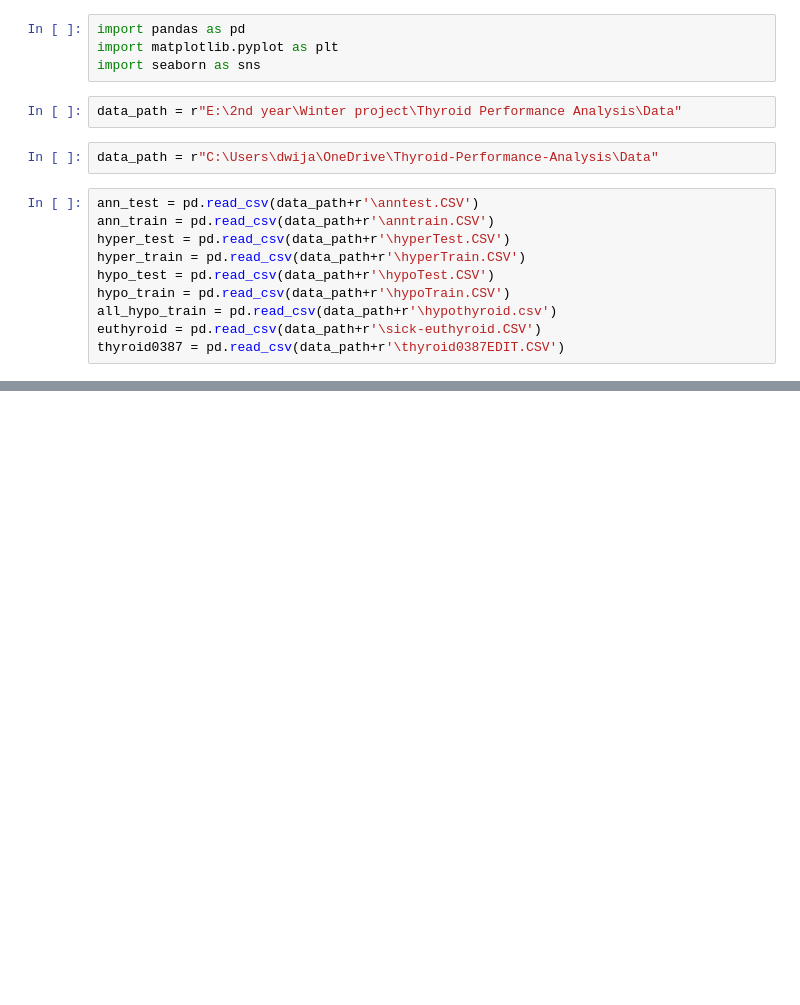
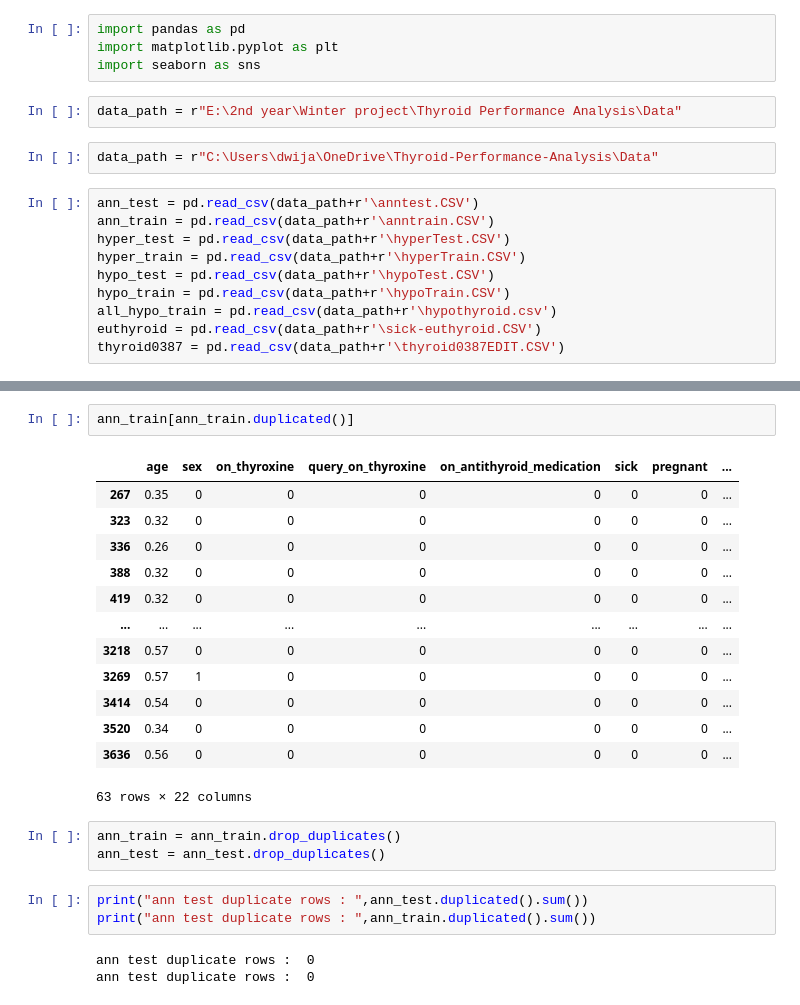
Before and after one commit to aashishops/Thyroid-Performance-Analysis, a Jupyter notebook: src/EDA.ipynb, the cells around one changed output, grey strips where cells are left out. Cells and saved outputs as stored; diff of their text form; blank space fills up the shorter version.

```diff
--- a/src/EDA.ipynb
+++ b/src/EDA.ipynb
@@ -79,0 +102,25 @@ Duplicates found in:
+# %%
+ann_train[ann_train.duplicated()]
+# %% [output]
+|  | age | sex | on_thyroxine | query_on_thyroxine | on_antithyroid_medication | sick | pregnant | ... |
+| 267 | 0.35 | 0 | 0 | 0 | 0 | 0 | 0 | ... |
+| 323 | 0.32 | 0 | 0 | 0 | 0 | 0 | 0 | ... |
+| 336 | 0.26 | 0 | 0 | 0 | 0 | 0 | 0 | ... |
+| 388 | 0.32 | 0 | 0 | 0 | 0 | 0 | 0 | ... |
+| 419 | 0.32 | 0 | 0 | 0 | 0 | 0 | 0 | ... |
+| ... | ... | ... | ... | ... | ... | ... | ... | ... |
+| 3218 | 0.57 | 0 | 0 | 0 | 0 | 0 | 0 | ... |
+| 3269 | 0.57 | 1 | 0 | 0 | 0 | 0 | 0 | ... |
+| 3414 | 0.54 | 0 | 0 | 0 | 0 | 0 | 0 | ... |
+| 3520 | 0.34 | 0 | 0 | 0 | 0 | 0 | 0 | ... |
+| 3636 | 0.56 | 0 | 0 | 0 | 0 | 0 | 0 | ... |
+63 rows × 22 columns
+# %%
+ann_train = ann_train.drop_duplicates()
+ann_test = ann_test.drop_duplicates()
+# %%
+print("ann test duplicate rows : ",ann_test.duplicated().sum())
+print("ann test duplicate rows : ",ann_train.duplicated().sum())
+# %% [output]
+ann test duplicate rows :  0
+ann test duplicate rows :  0
```
Also changed, not shown: parts of 15 cells of this notebook.
